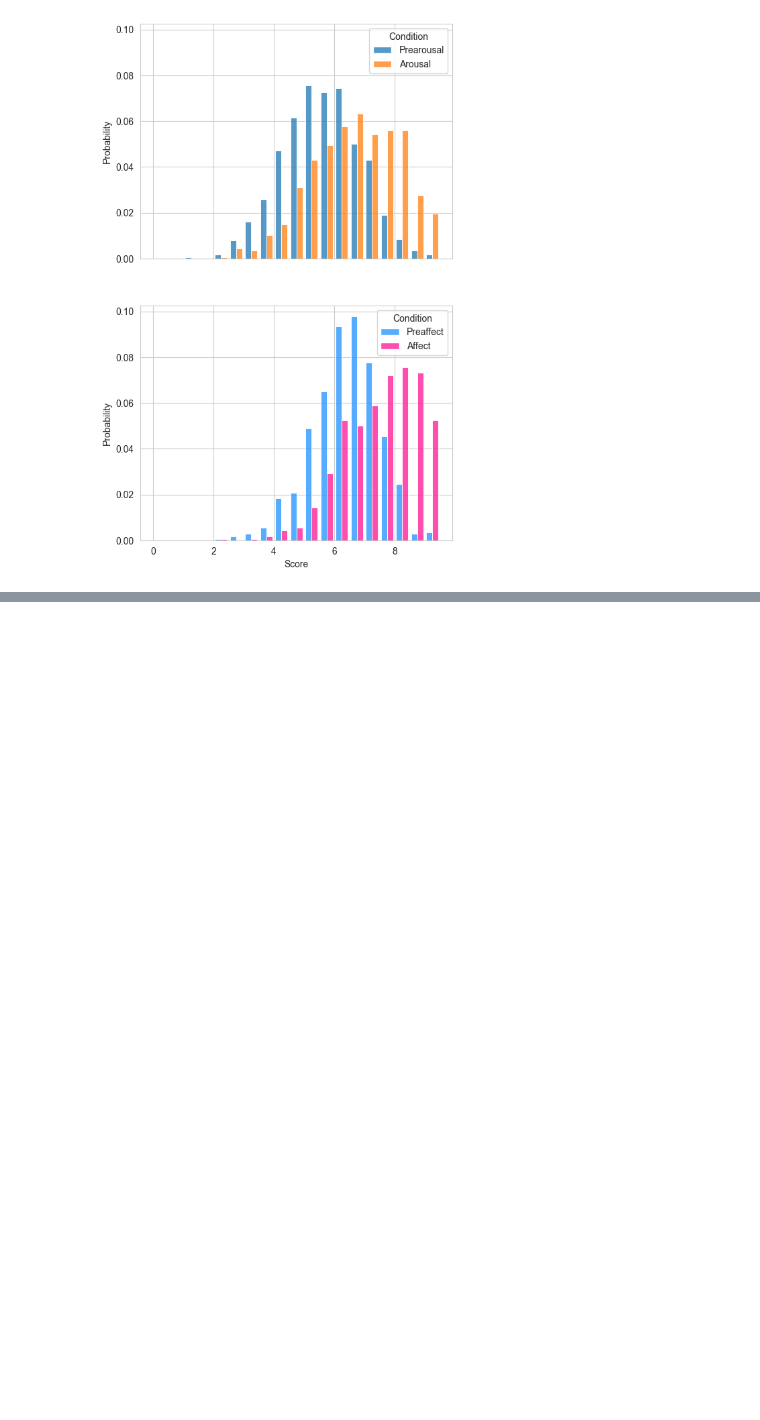
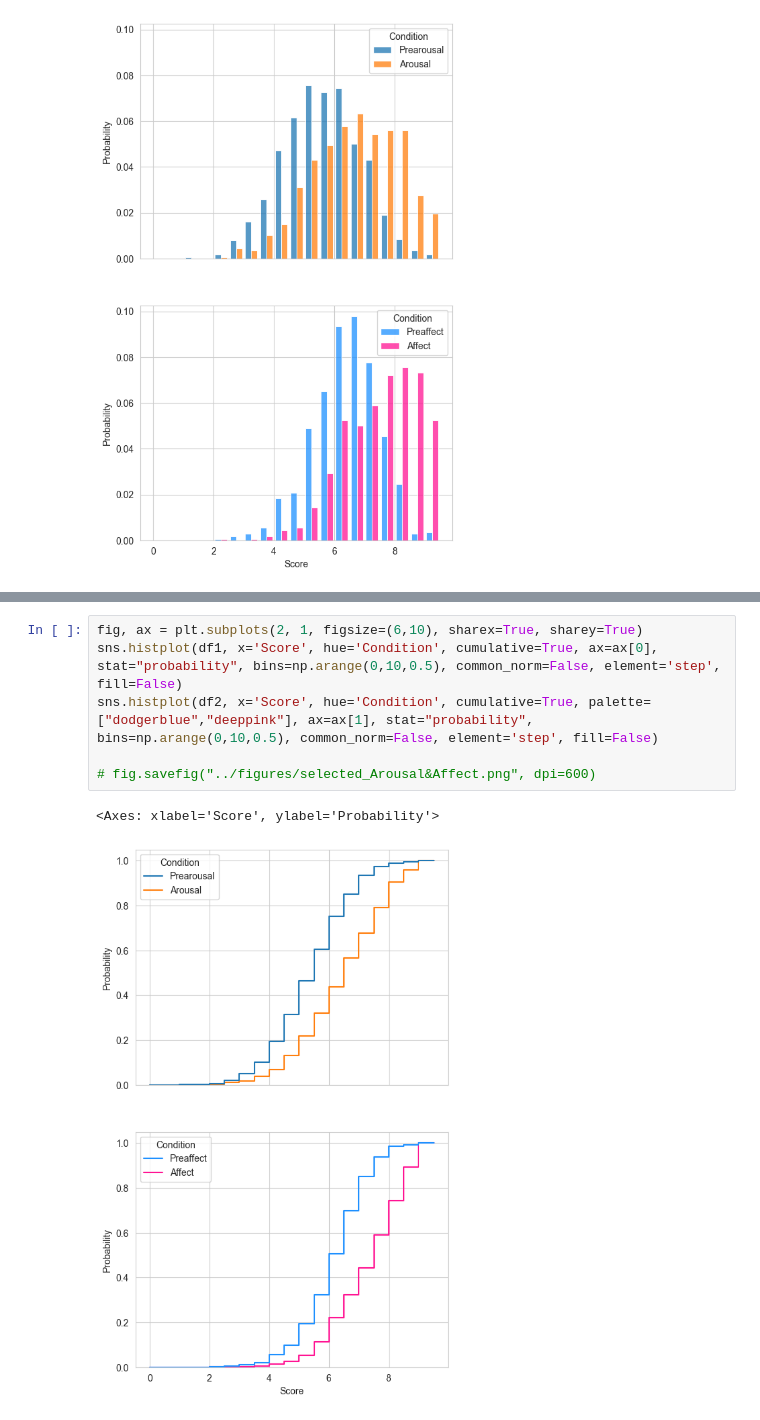
Before and after one commit to luciaFang/chatbot_IAI, a Jupyter notebook: notebooks/load_survey2.ipynb, the cells around one changed output, grey strips where cells are left out. Drawn from its saved outputs; the diff is of its cells as text; blank space fills up the shorter version.

```diff
--- a/notebooks/load_survey2.ipynb
+++ b/notebooks/load_survey2.ipynb
@@ -143,0 +165,9 @@ fig.savefig("../figures/selected_Arousal&Affect.png", dpi=600)
+# %%
+fig, ax = plt.subplots(2, 1, figsize=(6,10), sharex=True, sharey=True)
+sns.histplot(df1, x='Score', hue='Condition', cumulative=True, ax=ax[0], stat="probability", bins=np.arange(0,10,0.5), common_norm=False, element='step', fill=False)
+sns.histplot(df2, x='Score', hue='Condition', cumulative=True, palette=["dodgerblue","deeppink"], ax=ax[1], stat="probability", bins=np.arange(0,10,0.5), common_norm=False, element='step', fill=False)
+
+# fig.savefig("../figures/selected_Arousal&Affect.png", dpi=600)
+# %% [output]
+<Axes: xlabel='Score', ylabel='Probability'>
+[figure, added]
```
Also changed, not shown: parts of 7 cells of this notebook, 2 other files.
